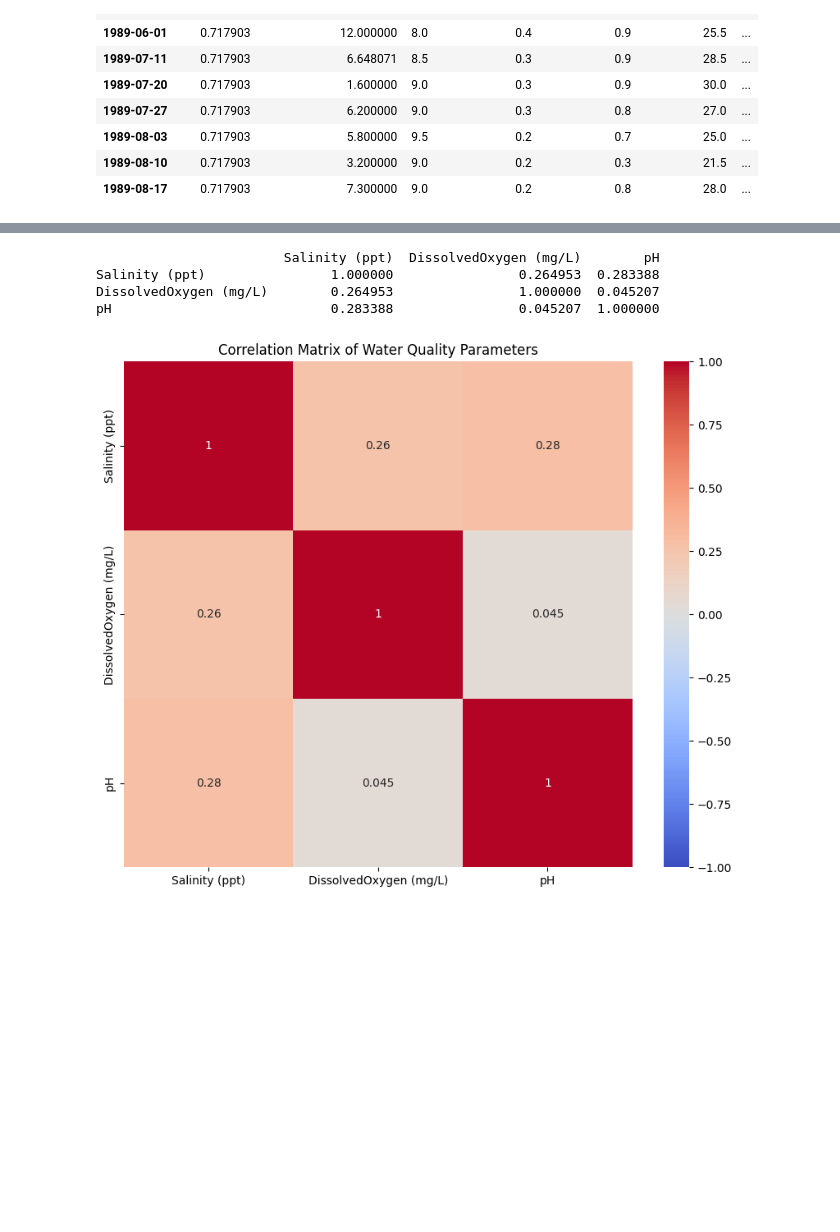
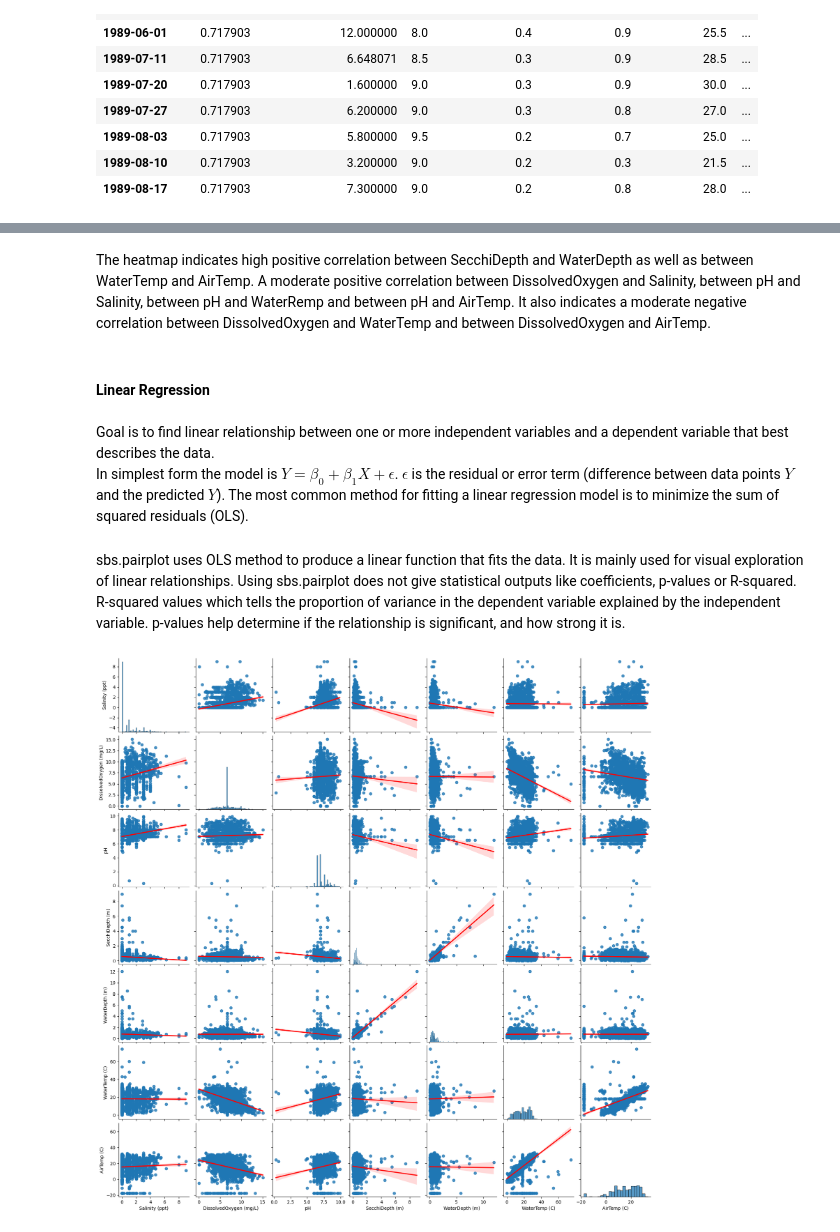
Before and after one commit to ch-1221-777/WaterQuality_EDA, a Jupyter notebook: waterquality-eda.ipynb, the cells around one changed output, grey strips where cells are left out. Drawn from its saved outputs; the diff is of its cells as text; code cells hidden in the pictures; blank space fills up the shorter version.

Commit message:
Kaggle Notebook | WaterQuality_EDA | Version 10

```diff
--- a/waterquality-eda.ipynb
+++ b/waterquality-eda.ipynb
@@ -263,17 +251,0 @@ plt.show()
-# %%
-# Plot the distribution
-fig, axes = plt.subplots(nrows=1, ncols=3, figsize=(15, 6))
-
-# Loop through the columns and plot
-for i, col in enumerate(df.columns):
-    #print(i,col)
-    df1= df
-    axes[i].hist(df1[col])
-    #sns.histplot(data=df1[col], ax=axes[i], kde=True)
-    axes[i].set_title(f'Distribution of {col}')
-    axes[i].set_xticklabels(())
-    axes[i].set_xlabel(f'Range of values in {col} column')
-    axes[i].set_ylabel('Frequency')
-
-plt.tight_layout()
-plt.show()
@@ -284,0 +262,4 @@ We next visualize relationships between parameters (columns).
+# %%
+df = df_waterquality
+for i in df.columns:
+    df[i] = df[i].fillna(df[i].median())
@@ -285,28 +295,24 @@ We next visualize relationships between parameters (columns).
+# %% [markdown]
+The heatmap indicates high positive correlation between SecchiDepth and WaterDepth as well as between WaterTemp and AirTemp. A moderate positive correlation between DissolvedOxygen and Salinity, between pH and Salinity, between pH and WaterRemp and between pH and AirTemp. It also indicates a moderate negative correlation between DissolvedOxygen and WaterTemp and between DissolvedOxygen and AirTemp.
+# %% [markdown]
+#### Linear Regression
+# %% [markdown]
+Goal is to find linear relationship between one or more independent variables and a dependent variable that best describes the data.
+In simplest form the model is $Y = \beta_0 + \beta_1 X + \epsilon$. $\epsilon$ is the residual or error term (difference between data points $Y$ and the predicted $Y$). The most common method for fitting a linear regression model is to minimize the sum of squared residuals (OLS).
+# %% [markdown]
+sbs.pairplot uses OLS method to produce a linear function that fits the data. It is mainly used for visual exploration of linear relationships. Using sbs.pairplot does not give statistical outputs like coefficients, p-values or R-squared. R-squared values which tells the proportion of variance in the dependent variable explained by the independent variable.
+p-values help determine if the relationship is significant, and how strong it is.
 # %%
-# Calculate correlation matrix
-correlation_matrix = df.corr()
-print(correlation_matrix)
-
-# Visualize correlation matrix using a heatmap
-plt.figure(figsize=(10, 8))
-sns.heatmap(correlation_matrix, annot=True, cmap='coolwarm', vmin=-1, vmax=1)
-plt.title('Correlation Matrix of Water Quality Parameters')
-plt.show()
-
 # Pair plot
-sns.pairplot(df)
+sns.pairplot(df, kind='reg',plot_kws={'line_kws':{'color':'red'}})
 plt.show()
 
 # Scatter plot example for specific pair of variables
 #plt.figure(figsize=(10, 6))
 #sns.scatterplot(data=df, x='salinity', y='pH')
 #plt.title('Scatter Plot of Salinity vs. pH')
 #plt.xlabel('Salinity (ppt)')
 #plt.ylabel('pH')
 #plt.show()
 # %% [output]
-                        Salinity (ppt)  DissolvedOxygen (mg/L)        pH
-Salinity (ppt)                1.000000                0.264953  0.283388
-DissolvedOxygen (mg/L)        0.264953                1.000000  0.045207
-pH                            0.283388                0.045207  1.000000
-[figure, old version]
+[figure, new version]
```
Also changed, not shown: parts of 37 cells of this notebook.
